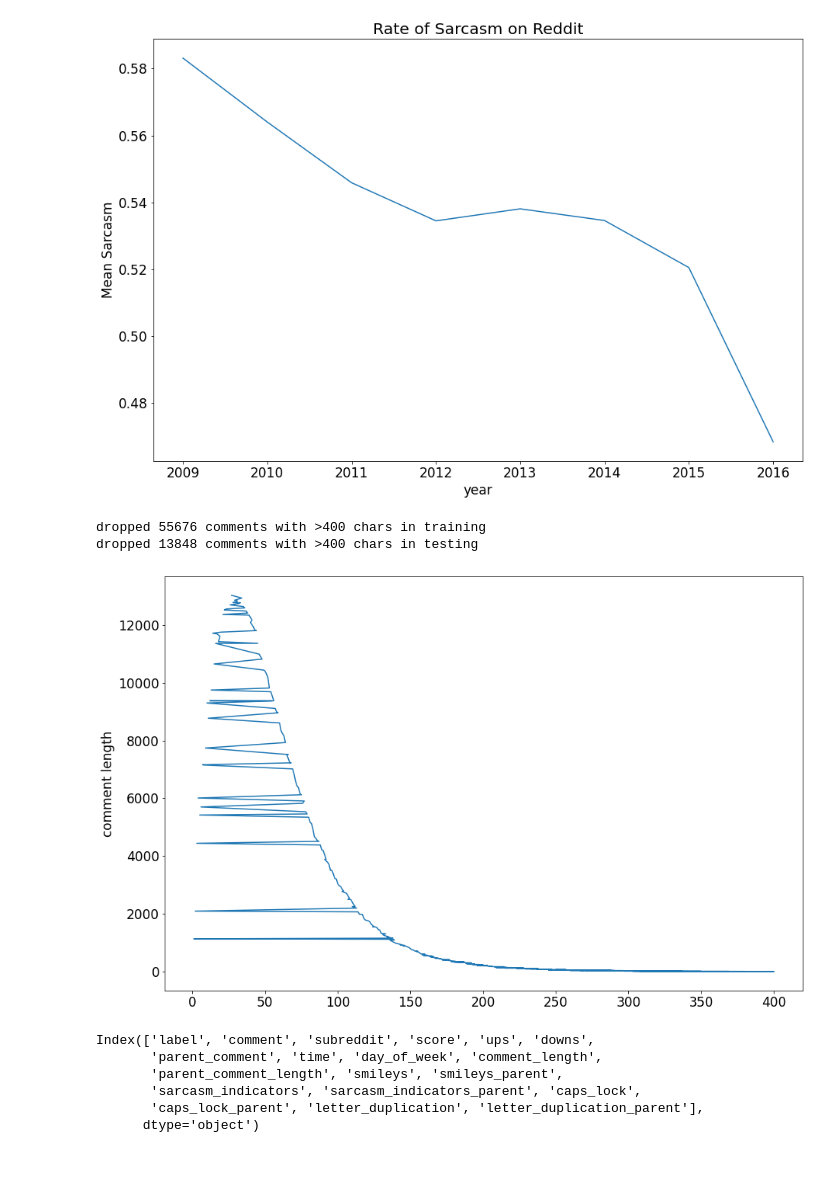
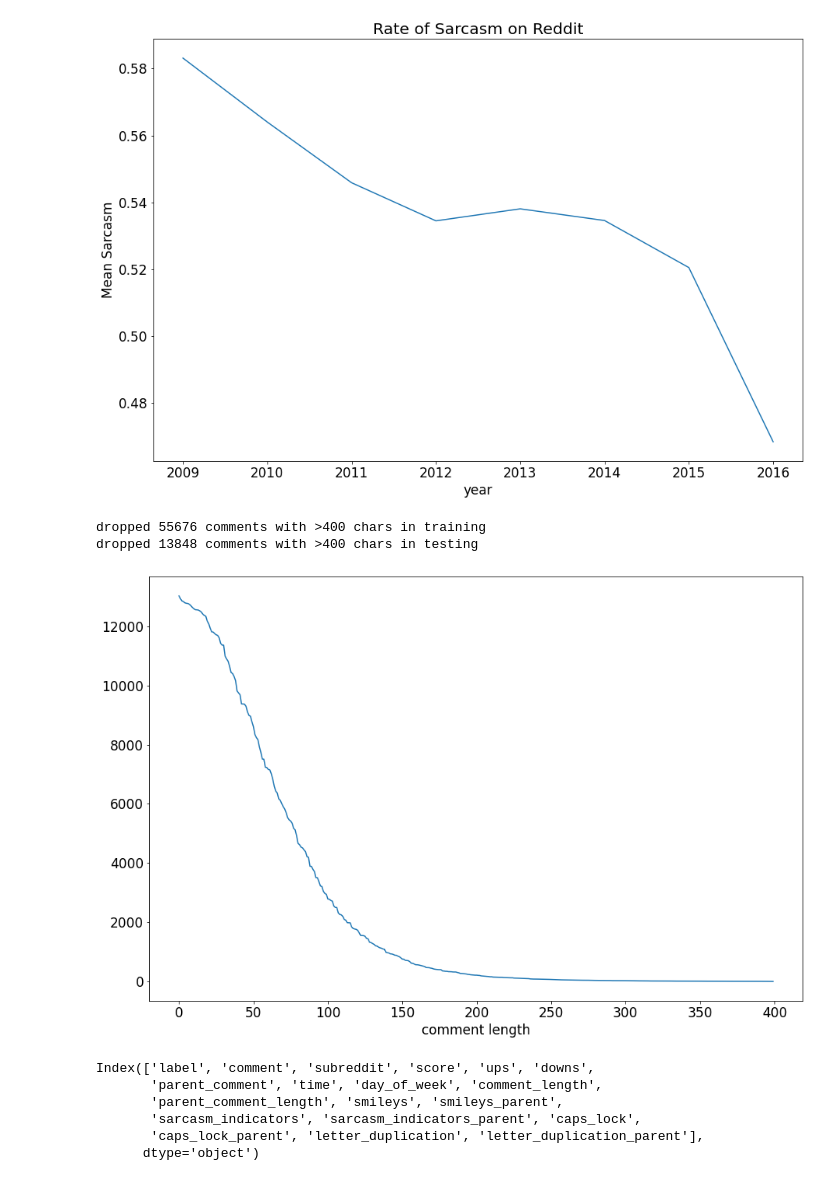
Before and after one commit to DAL3X/reddit-sarcasm-detection, a Jupyter notebook: feature_engineering.ipynb, the cells around one changed output. Cells and saved outputs as stored; diff of their text form; code cells hidden in the pictures.

```diff
--- a/feature_engineering.ipynb
+++ b/feature_engineering.ipynb
@@ -89,27 +89,28 @@ test['parent_comment_length'] = test['parent_comment'].str.len()
 # %%
 #drop rows with comments > 400 chars
 number_comments_before_drop = train.shape[0]
 train = train.drop(train[(train.comment_length > 400)].index)
 train = train.drop(train[(train.parent_comment_length > 400)].index)
 number_comments_after_drop = train.shape[0]
 print('dropped', number_comments_before_drop - number_comments_after_drop, 'comments with >400 chars in training')
 
 number_comments_before_drop = test.shape[0]
 test = test.drop(test[(test.comment_length > 400)].index)
 test = test.drop(test[(test.parent_comment_length > 400)].index)
 number_comments_after_drop = test.shape[0]
 
 print('dropped', number_comments_before_drop - number_comments_after_drop, 'comments with >400 chars in testing')
 
 #plot number comments with letter counts
 fig = plt.figure(figsize=(15,10), facecolor='#ffffff')
-train['comment_length'].value_counts().plot(kind='line')
-plt.ylabel('comment length')
+data = train['comment_length'].value_counts().to_numpy()
+plt.plot(data)
+plt.xlabel('comment length')
 fig.savefig('graphs/comment_length.png')
 # %% [output]
 dropped 55676 comments with >400 chars in training
 dropped 13848 comments with >400 chars in testing
-[figure, old version]
+[figure, new version]
 # %%
 #detect presence of smileys in comment text
 def count_smileys(smileys: list, comment: str) -> float:
```
Also changed, not shown: 1 other file.
